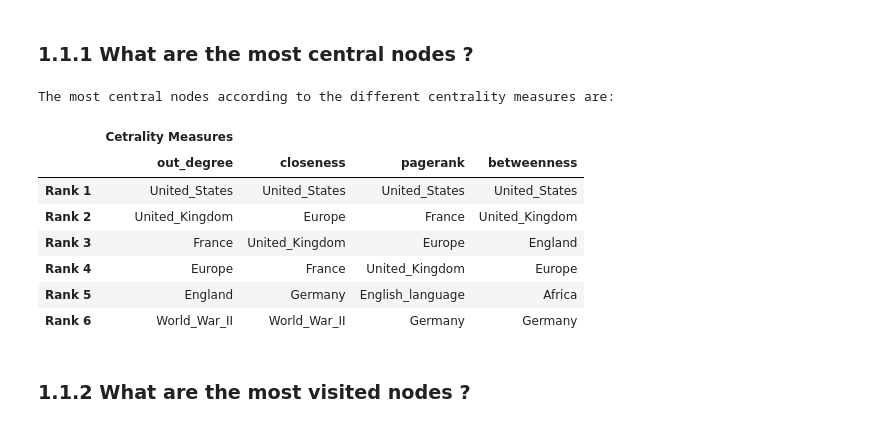
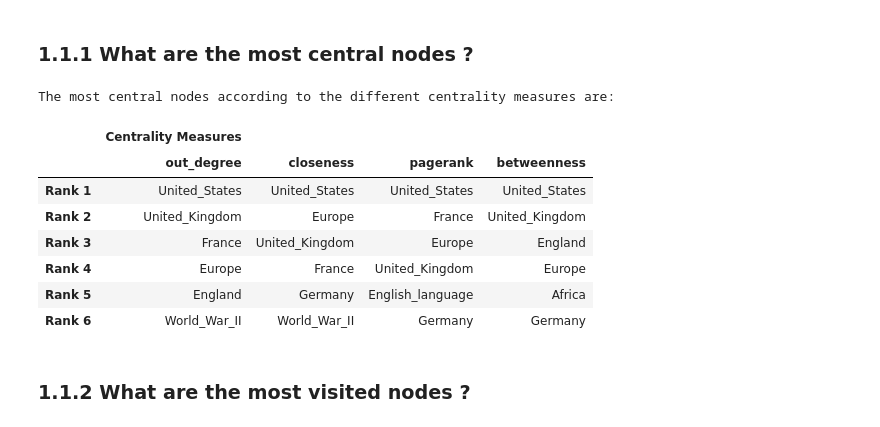
Before and after one commit to khalilacheche/ada-2022-project-adaes, a Jupyter notebook: How_Predictable_Are_Humans.ipynb, the cells around one changed output. Saved outputs shown, nothing was run; the diff lists cells and outputs as text; code cells hidden in the pictures.

```diff
--- a/How_Predictable_Are_Humans.ipynb
+++ b/How_Predictable_Are_Humans.ipynb
@@ -103,14 +108,16 @@ class DataSchema :
 df_order_per_metric = pd.DataFrame(columns=CENTRALITY_MEASURES, index=['Rank {}'.format(i+1) for i in range(df_nodes.shape[0])])
 for measure in CENTRALITY_MEASURES:
     df_order_per_metric[measure] = df_nodes.sort_values(by=measure, ascending=False).reset_index()['name'].tolist()
-df_order_per_metric.columns = pd.MultiIndex.from_product([['Cetrality Measures'], df_order_per_metric.columns])
+df_order_per_metric.columns = pd.MultiIndex.from_product([['Centrality Measures'], df_order_per_metric.columns])
 # %%
 # We print the most central nodes according to the different centrality measures
 print('The most central nodes according to the different centrality measures are:')
-df_order_per_metric.head(AVERAGE_PATH_LENGTH)
+df_ranked_metrics = df_order_per_metric
+df_ranked_metrics.to_pickle('data_viz/df_ranked_metrics.pkl')
+df_ranked_metrics.head(AVERAGE_PATH_LENGTH)
 # %% [output]
 The most central nodes according to the different centrality measures are:
-|  | Cetrality Measures |  |  |  |
+|  | Centrality Measures |  |  |  |
 |  | out_degree | closeness | pagerank | betweenness |
 | Rank 1 | United_States | United_States | United_States | United_States |
 | Rank 2 | United_Kingdom | Europe | France | United_Kingdom |
```
Also changed, not shown: parts of 23 cells of this notebook, 9 other files.
